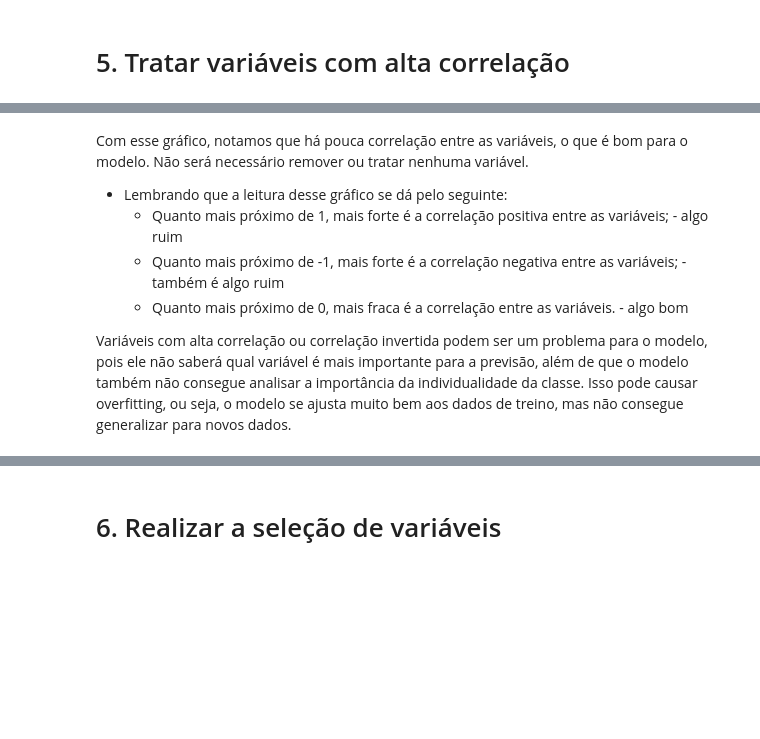
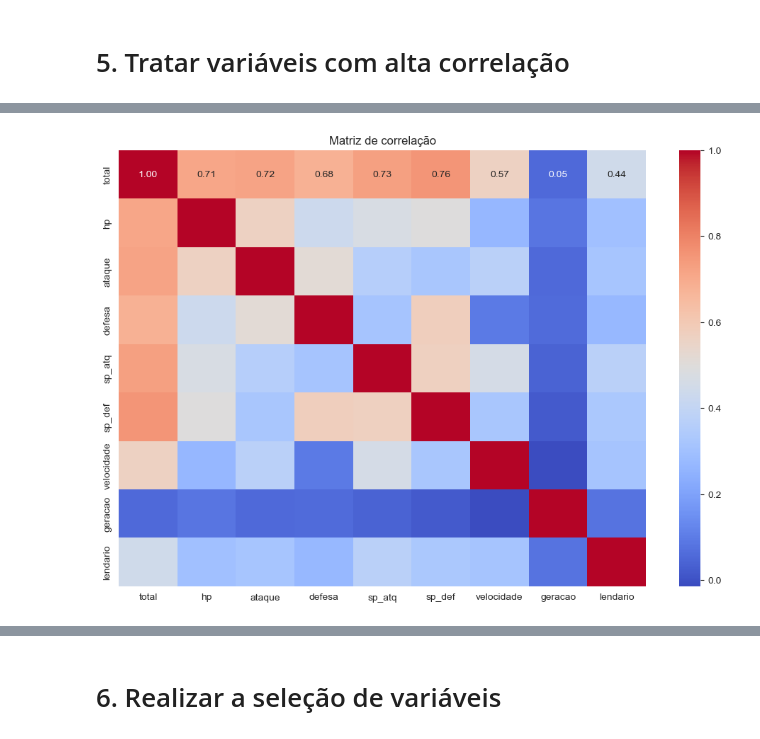
Before and after one commit to Projecs-UAM/DataMon, a Jupyter notebook: main.ipynb, the cells around one changed output, grey strips where cells are left out. Saved outputs shown, nothing was run; the diff lists cells and outputs as text; code cells hidden in the pictures; blank space fills up the shorter version.

Commit message:
Adicionando gráfico de spearman e análise de correlação textual

```diff
--- a/main.ipynb
+++ b/main.ipynb
@@ -428,9 +418,9 @@ plt.show() # Exibe o gráfico
-# %% [markdown]
-Com esse gráfico, notamos que há pouca correlação entre as variáveis, o que é bom para o modelo. Não será necessário remover ou tratar nenhuma variável.
-
- *  Lembrando que a leitura desse gráfico se dá pelo seguinte:
-    -   Quanto mais próximo de 1, mais forte é a correlação positiva entre as variáveis; - algo ruim
-    -   Quanto mais próximo de -1, mais forte é a correlação negativa entre as variáveis; - também é algo ruim
-    -   Quanto mais próximo de 0, mais fraca é a correlação entre as variáveis. - algo bom
-
-Variáveis com alta correlação ou correlação invertida podem ser um problema para o modelo, pois ele não saberá qual variável é mais importante para a previsão, além de que o modelo também não consegue analisar a importância da individualidade da classe. Isso pode causar overfitting, ou seja, o modelo se ajusta muito bem aos dados de treino, mas não consegue generalizar para novos dados.
+# %%
+# Gráfico de spearman
+
+plt.figure(figsize= (12, 8)) # Define o tamanho da figura
+sns.heatmap(df_norm.corr(method='spearman'), annot= True, cmap= 'coolwarm', fmt=".2f") # Cria o gráfico de calor
+plt.title("Matriz de correlação") # Define o título do gráfico
+plt.show() # Exibe o gráfico
+# %% [output]
+[figure, added]
```
Also changed, not shown: parts of 14 cells of this notebook.
